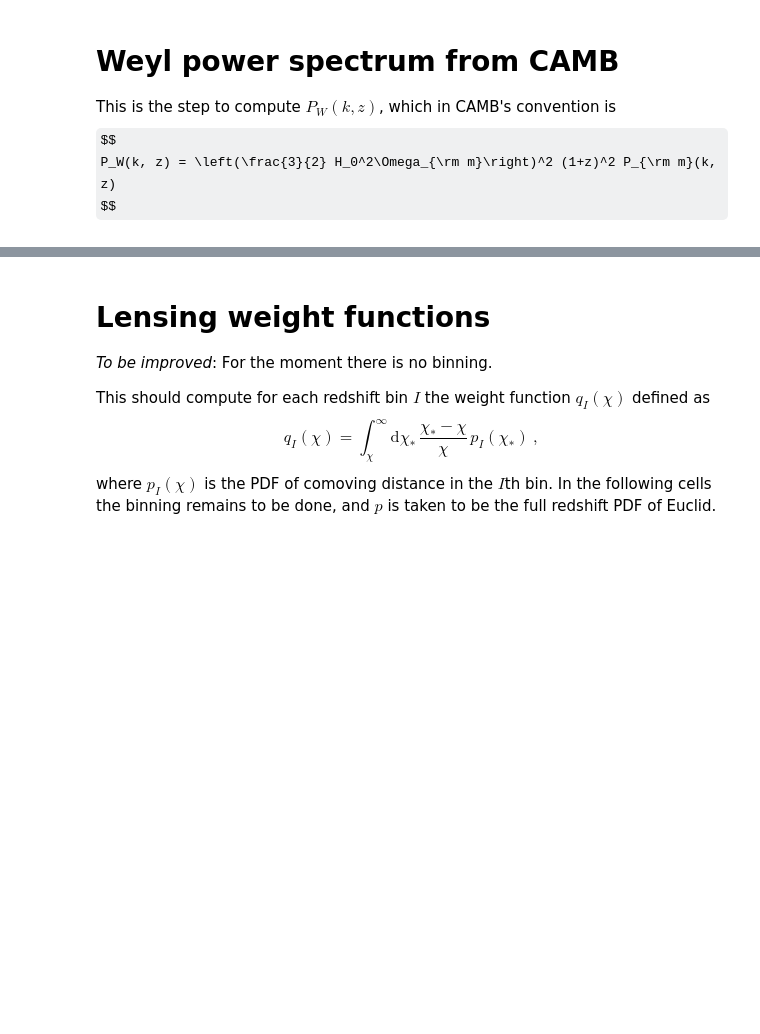
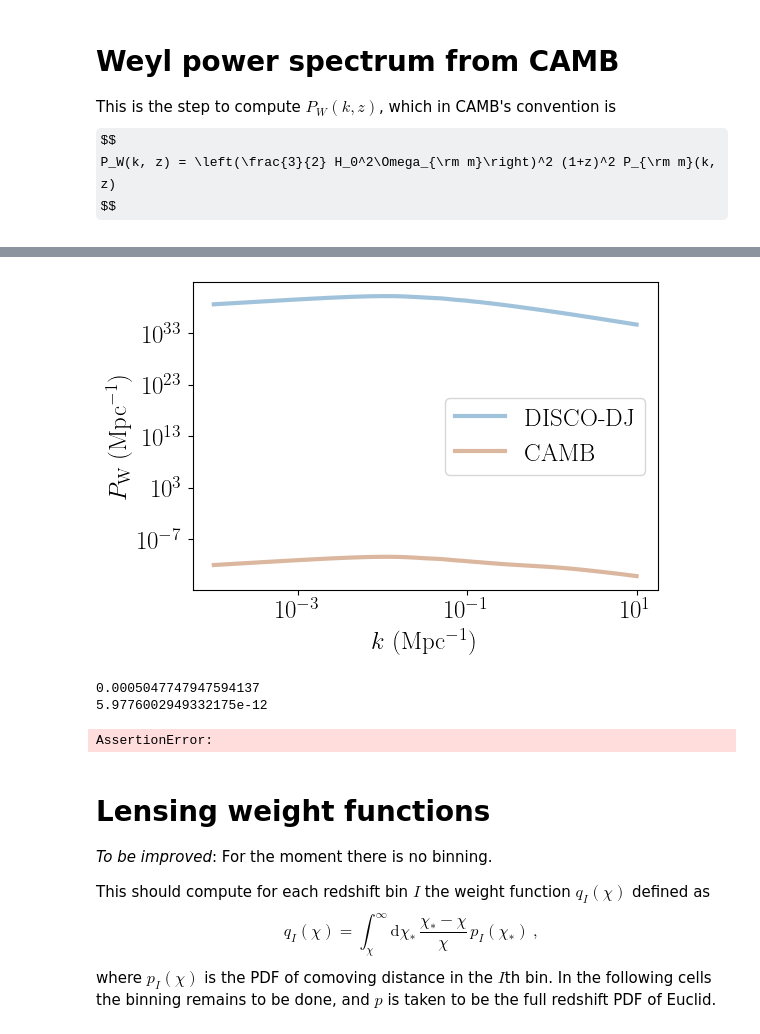
Before and after one commit to nataliehogg/focsle, a Jupyter notebook: notebooks/cosmic_shear_disco.ipynb, the cells around one changed output, grey strips where cells are left out. Drawn from its saved outputs; the diff is of its cells as text; code cells hidden in the pictures; some formulas as TeX source; blank space fills up the shorter version.

```diff
--- a/notebooks/cosmic_shear_disco.ipynb
+++ b/notebooks/cosmic_shear_disco.ipynb
@@ -85,3 +158,32 @@ plt.legend(['$z=%s$'%z for z in zplot], frameon=False);
+# %%
+clight = 3e8
+H0 = 67
+Omega_m = 0.3
+z_fiducial = 0
+prefactor = (((3/2)*(H0**2/clight**2)*Omega_m)**2)*((1+z_fiducial)**2)
+Pk_weyl = Pkm/prefactor
+# %%
+# compare CAMB and DISCO-DJ output
+
+fig, ax = plt.subplots(1,1, figsize=(6,4))
+ax.plot(kmodes, Pk_weyl, lw=3, label = 'DISCO-DJ')
+ax.loglog(k, Weyl_power_spectra.P(0,k), lw=3, label = 'CAMB')
+ax.set_xlabel('$k$ (Mpc$^{-1}$)')
+ax.set_ylabel(r'$P_{\rm W}$ (Mpc$^{-1}$)')
+ax.legend()
+plt.show()
+# %% [output]
+[figure, added]
+# %%
+print(Pk_weyl[0])
+print(Weyl_power_spectra.P(0,0.1))
+# %% [output]
+0.0005047747947594137
+5.9776002949332175e-12
+# %%
+assert False
+# %% [output]
+AssertionError:
 # %% [markdown]
 # Lensing weight functions
 
```
Also changed, not shown: parts of 18 cells of this notebook.
